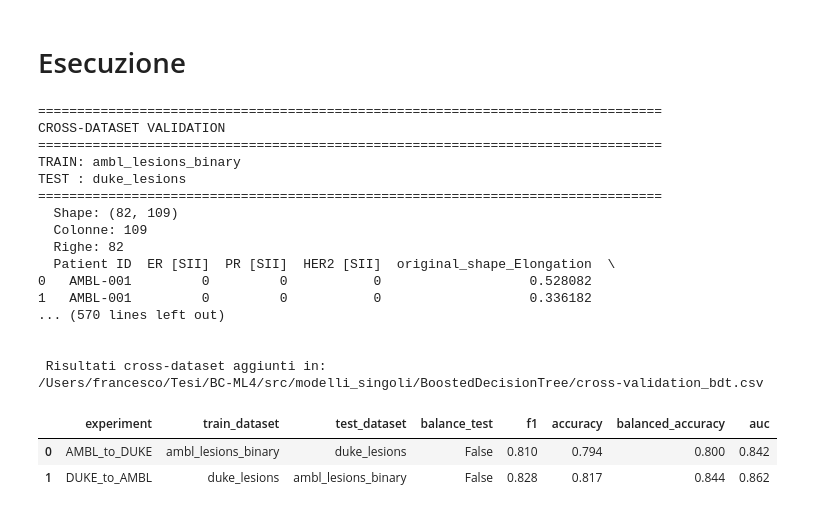
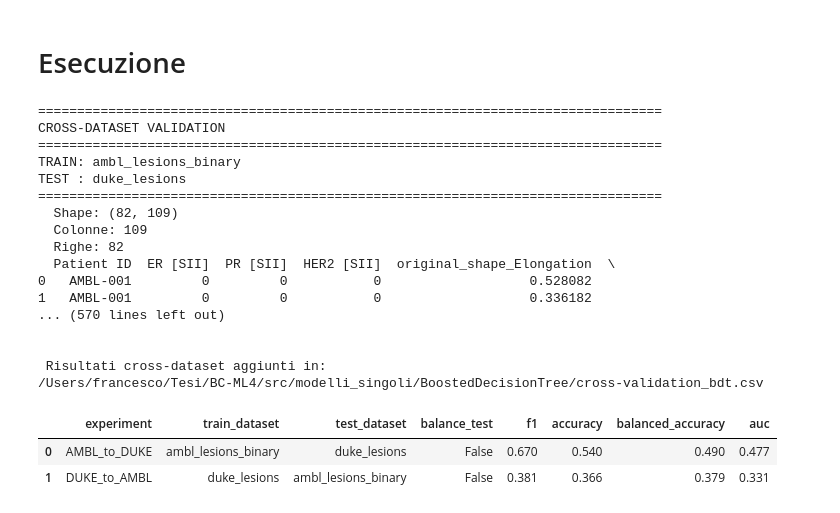
Before and after one commit to FrancescoDalCanto/BC-ML4, a Jupyter notebook: src/modelli_singoli/BoostedDecisionTree/BoostedDecisionTree_ER.ipynb, the cells around one changed output. Drawn from its saved outputs; the diff is of its cells as text; code cells hidden in the pictures.

```diff
--- a/src/modelli_singoli/BoostedDecisionTree/BoostedDecisionTree_ER.ipynb
+++ b/src/modelli_singoli/BoostedDecisionTree/BoostedDecisionTree_ER.ipynb
@@ -88,9 +88,9 @@ def build_features_and_groups(df, target_col, dataset_type):
 
     # Definsico gli altri target da cancellare in base al csv
     if dataset_type == "duke":
-        other_targets = ["GRADE", "isTN", "ER", "HER2"]
+        other_targets = ["GRADE", "isTN", "PR", "HER2"]
     else:
-        other_targets = ["ER [SII]", "HER2 [SII]"]
+        other_targets = ["PR [SII]", "HER2 [SII]"]
 
     drop_cols = base_drop_cols + other_targets
 
@@ -459,7 +563,7 @@ def train(file_path, csv_name, dataset_type, tipo_fold, balance_test=False):
 # %%
 results = {}
 
-results["DUKE_PR"] = train(
+results["DUKE_ER"] = train(
     FILE_PATH / "duke_lesions.csv",
     "duke_lesions",
     dataset_type="duke",
@@ -467,14 +571,14 @@ results["DUKE_PR"] = train(
     balance_test=BALANCE_TEST
 )
 
-results["AMBL_PR"] = train(
+results["AMBL_ER"] = train(
     FILE_PATH / "ambl_lesions_binary.csv",
     "ambl_lesions_binary",
     dataset_type="ambl",
     tipo_fold= TIPO_FOLD,
     balance_test=BALANCE_TEST
 )
-results["DUKE_medsam_PR"] = train(
+results["DUKE_medsam_ER"] = train(
     FILE_PATH / "duke_lesions_radiomic_medsam.csv",
     "duke_lesions_radiomic_medsam",
     dataset_type="duke_medsam",
@@ -482,7 +586,7 @@ results["DUKE_medsam_PR"] = train(
     balance_test=BALANCE_TEST
 )
 
-results["AMBL_medsam_PR"] = train(
+results["AMBL_medsam_ER"] = train(
     FILE_PATH / "ambl_lesions_radiomic_medsam_binary.csv",
     "ambl_lesions_radiomic_medsam_binary",
     dataset_type="ambl_medsam",
@@ -545,8 +837,8 @@ def cross_validation(train_csv, train_name, train_type,test_csv, test_name, test
     X_test, _ = build_features_and_groups(df_test, target_test, test_type)
 
     # Faccio coinciderere il nome delle Feature
-    X_train.columns = X_train.columns.str.replace("PR SII", "PR")
-    X_test.columns  = X_test.columns.str.replace("PR SII", "PR")
+    X_train.columns = X_train.columns.str.replace("ER SII", "ER")
+    X_test.columns  = X_test.columns.str.replace("ER SII", "ER")
 
     common_cols = X_train.columns.intersection(X_test.columns)
     X_train = X_train[common_cols]
@@ -630,12 +922,12 @@ def save_cross_results_to_csv(cross_results, output_path):
 
     file_exists = Path(output_path).exists()
 
-    df.to_csv(
-        output_path,
-        mode="a" if file_exists else "w",
-        header=not file_exists,
-        index=False
-    )
+    # df.to_csv(
+    #     output_path,
+    #     mode="a" if file_exists else "w",
+    #     header=not file_exists,
+    #     index=False
+    # )
 
     print(f"\n Risultati cross-dataset aggiunti in:")
     print(output_path)
@@ -647,7 +939,7 @@ def save_cross_results_to_csv(cross_results, output_path):
 cross_results = {}
 
 # Prendo i best params da una delle CV intra-dataset
-best_params_global = results["DUKE_PR"]["best_params"]
+best_params_global = results["DUKE_ER"]["best_params"]
 # in alternativa:
 # best_params_global = results["AMBL_PR"]["best_params"]
 
@@ -676,32 +968,32 @@ cross_results["DUKE_to_AMBL"] = cross_validation(
     "ambl_lesions_binary",
     "ambl",
     best_params_global,
     balance_test=False
 )
 
 
 save_cross_results_to_csv(
     cross_results,
     "/Users/francesco/Tesi/BC-ML4/src/modelli_singoli/BoostedDecisionTree/cross-validation_bdt.csv"
 )
 # %% [output]
 ================================================================================
 CROSS-DATASET VALIDATION
 ================================================================================
 TRAIN: ambl_lesions_binary
 TEST : duke_lesions
 ================================================================================
   Shape: (82, 109)
   Colonne: 109
   Righe: 82
   Patient ID  ER [SII]  PR [SII]  HER2 [SII]  original_shape_Elongation  \
 0   AMBL-001         0         0           0                   0.528082
 1   AMBL-001         0         0           0                   0.336182
 ... (570 lines left out)
 
 
  Risultati cross-dataset aggiunti in:
 /Users/francesco/Tesi/BC-ML4/src/modelli_singoli/BoostedDecisionTree/cross-validation_bdt.csv
 |  | experiment | train_dataset | test_dataset | balance_test | f1 | accuracy | balanced_accuracy | auc |
-| 0 | AMBL_to_DUKE | ambl_lesions_binary | duke_lesions | False | 0.810 | 0.794 | 0.800 | 0.842 |
-| 1 | DUKE_to_AMBL | duke_lesions | ambl_lesions_binary | False | 0.828 | 0.817 | 0.844 | 0.862 |
+| 0 | AMBL_to_DUKE | ambl_lesions_binary | duke_lesions | False | 0.670 | 0.540 | 0.490 | 0.477 |
+| 1 | DUKE_to_AMBL | duke_lesions | ambl_lesions_binary | False | 0.381 | 0.366 | 0.379 | 0.331 |
```
Also changed, not shown: parts of 4 cells of this notebook, 21 other files.
